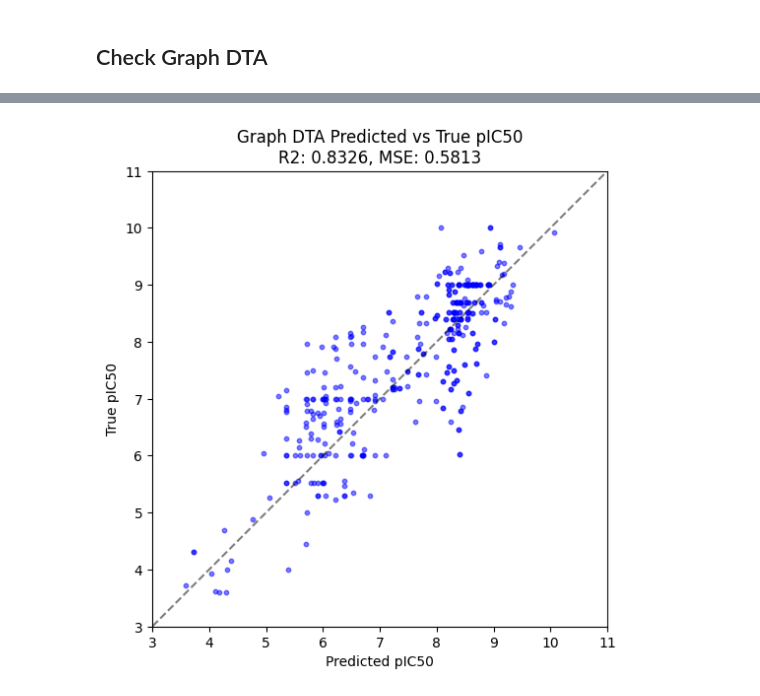
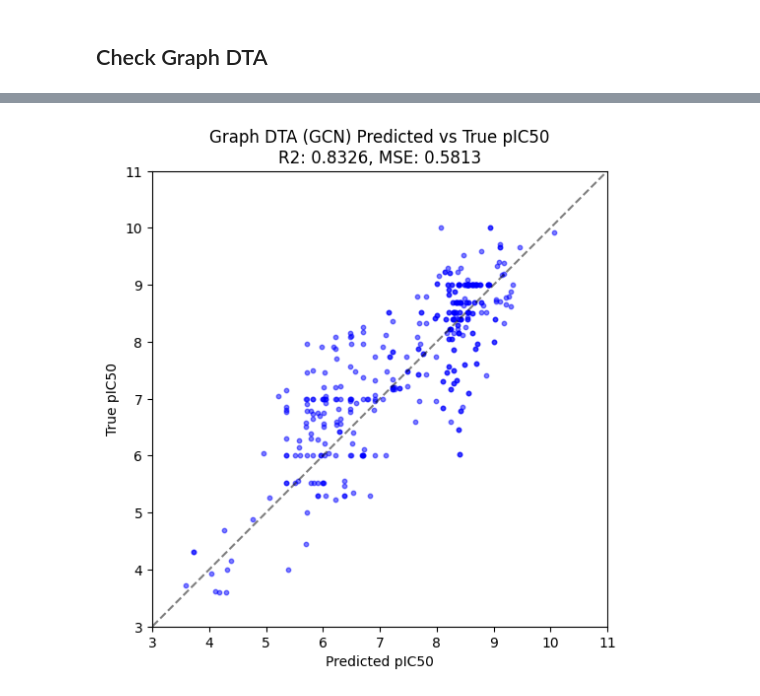
Before and after one commit to Djtrainer/cancer_research, a Jupyter notebook: notebooks/mdm2_breaker_model_eda.ipynb, the cells around one changed output, grey strips where cells are left out. Drawn from its saved outputs; the diff is of its cells as text; code cells hidden in the pictures.

```diff
--- a/notebooks/mdm2_breaker_model_eda.ipynb
+++ b/notebooks/mdm2_breaker_model_eda.ipynb
@@ -1223,23 +708,23 @@ df_gdta.head()
 # %%
+df_gdta = pd.read_csv(
+    os.path.join(
+        ROOT, "data", "MDM2_Breaker", "processed", "graphdta_benchmark_results.csv"
+    )
+)
+
 _, ax = plt.subplots(1, 1, figsize=(6, 6))
 df_gdta.plot(
-    x='pIC50_pred',
-    y='pIC50',
-    kind='scatter',
-    alpha=0.5,
-    color='blue',
-    s=10,
-    ax=ax
+    x="pIC50_pred", y="pIC50", kind="scatter", alpha=0.5, color="blue", s=10, ax=ax
 )
-r2 = df_gdta['pIC50_pred'].corr(df_gdta['pIC50'])
-mse = np.mean((df_gdta['pIC50_pred'] - df_gdta['pIC50']) ** 2)
+r2 = df_gdta["pIC50_pred"].corr(df_gdta["pIC50"])
+mse = np.mean((df_gdta["pIC50_pred"] - df_gdta["pIC50"]) ** 2)
 plt.xlim(3, 11)
 plt.ylim(3, 11)
-ax.set_aspect('equal', 'box')
-plt.plot([0, 14], [0, 14], 'k--', alpha=0.5)
-plt.xlabel('Predicted pIC50')
-plt.ylabel('True pIC50')
-plt.title(f'Graph DTA Predicted vs True pIC50\nR2: {r2:.4f}, MSE: {mse:.4f}')
+ax.set_aspect("equal", "box")
+plt.plot([0, 14], [0, 14], "k--", alpha=0.5)
+plt.xlabel("Predicted pIC50")
+plt.ylabel("True pIC50")
+plt.title(f"Graph DTA (GCN) Predicted vs True pIC50\nR2: {r2:.4f}, MSE: {mse:.4f}")
 plt.show()
 # %% [output]
-[figure, old version]
+[figure, new version]
```
Also changed, not shown: parts of 39 cells of this notebook, 9 other files.
